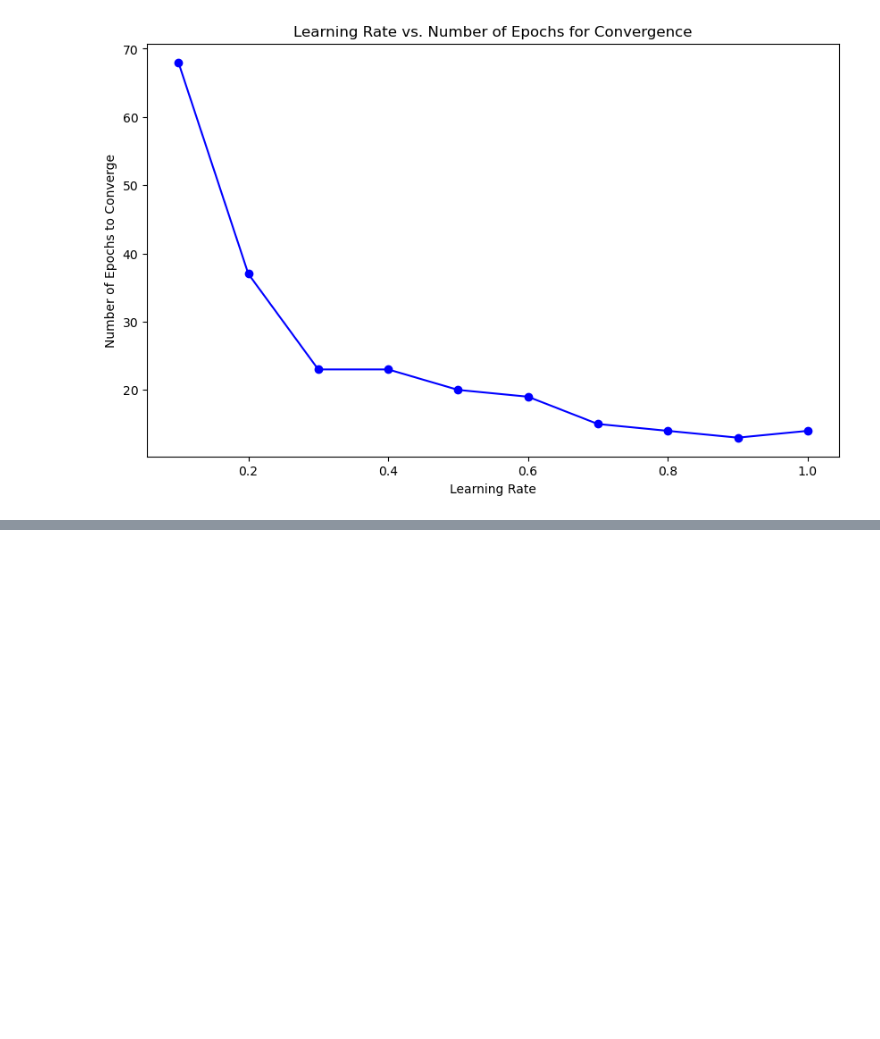
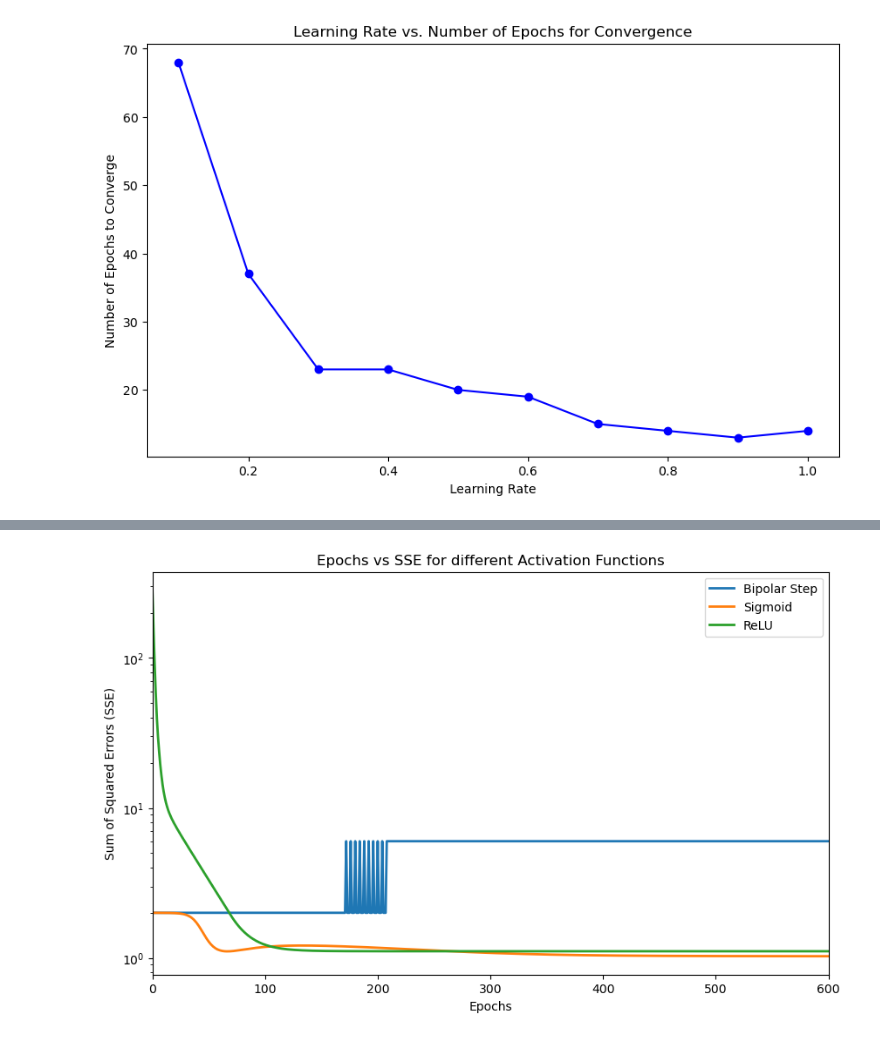
Before and after one commit to bhavika1304/19CSE305_ML-lab-programs, a Jupyter notebook: ml_lab6.ipynb, the cells around one changed output, grey strips where cells are left out. Cells and saved outputs as stored; diff of their text form; code cells hidden in the pictures; blank space fills up the shorter version.

```diff
--- a/ml_lab6.ipynb
+++ b/ml_lab6.ipynb
@@ -601,0 +352,76 @@ Accuracy: 100.00%
+# %%
+import matplotlib.pyplot as plt
+
+# Initialize weights and parameters
+W = [0.2, -0.75]  # Weights for the inputs
+bias = 10  # Bias term
+alpha = 0.05  # Learning rate
+epochs = 1000  # Maximum number of epochs
+XOR_input = [[0, 0], [0, 1], [1, 0], [1, 1]]  # XOR gate inputs
+XOR_output = [0, 1, 1, 0]  # Expected XOR gate output
+
+def train_perceptron(activation_func, epochs, W, bias, alpha):
+    epoch_errors = []
+    for epoch in range(epochs):
+        total_error = 0
+        for i in range(len(XOR_input)):
+            # Get the input and expected output
+            inputs = XOR_input[i]
+            target = XOR_output[i]
+
+            # Calculate the sum of weighted inputs and bias
+            weighted_sum = sum_unit(inputs, W, bias)
+
+            # Apply the activation function
+            output = activation_func(weighted_sum)
+
+            # Compute error and update weights if necessary
+            error = error_comparator(output, target)
+            total_error += error**2
+
+            # Update weights and bias
+            for j in range(len(W)):
+                W[j] += alpha * error * inputs[j]
+            bias += alpha * error
+
+        epoch_errors.append(total_error)
+        if total_error == 0:  # Stop if converged
+            break
+    return epoch, epoch_errors
+
+# Training and comparing epochs for each activation function
+activation_functions = [bipolar_step, sigmoid, relu]
+activation_names = ['Bipolar Step', 'Sigmoid', 'ReLU']
+epochs_per_function = {}
+errors_per_function = {}
+
+for activation_func, name in zip(activation_functions, activation_names):
+    W_copy = W[:]  # Reset weights for each run
+    bias_copy = bias  # Reset bias
+    epoch, errors = train_perceptron(activation_func, epochs, W_copy, bias_copy, alpha)
+    epochs_per_function[name] = epoch + 1  # Record number of epochs
+    errors_per_function[name] = errors
+
+# Plotting the results
+plt.figure(figsize=(10, 6))
+
+# Plot each activation function's errors with different styles and increased line width
+for name, errors in errors_per_function.items():
+    plt.plot(errors, label=name, linewidth=2)
+
+# Use logarithmic scale for better distinction of small differences
+plt.yscale('log')
+
+# Set limits for the x-axis (focusing on initial epochs if necessary)
+plt.xlim([0, 600])  # Adjust based on how many epochs are of interest
+
+# Adding title and labels
+plt.title('Epochs vs SSE for different Activation Functions')
+plt.xlabel('Epochs')
+plt.ylabel('Sum of Squared Errors (SSE)')
+plt.legend()
+
+# Display the plot
+plt.show()
+# %% [output]
+[figure, added]
```
Also changed, not shown: parts of 18 cells of this notebook.
